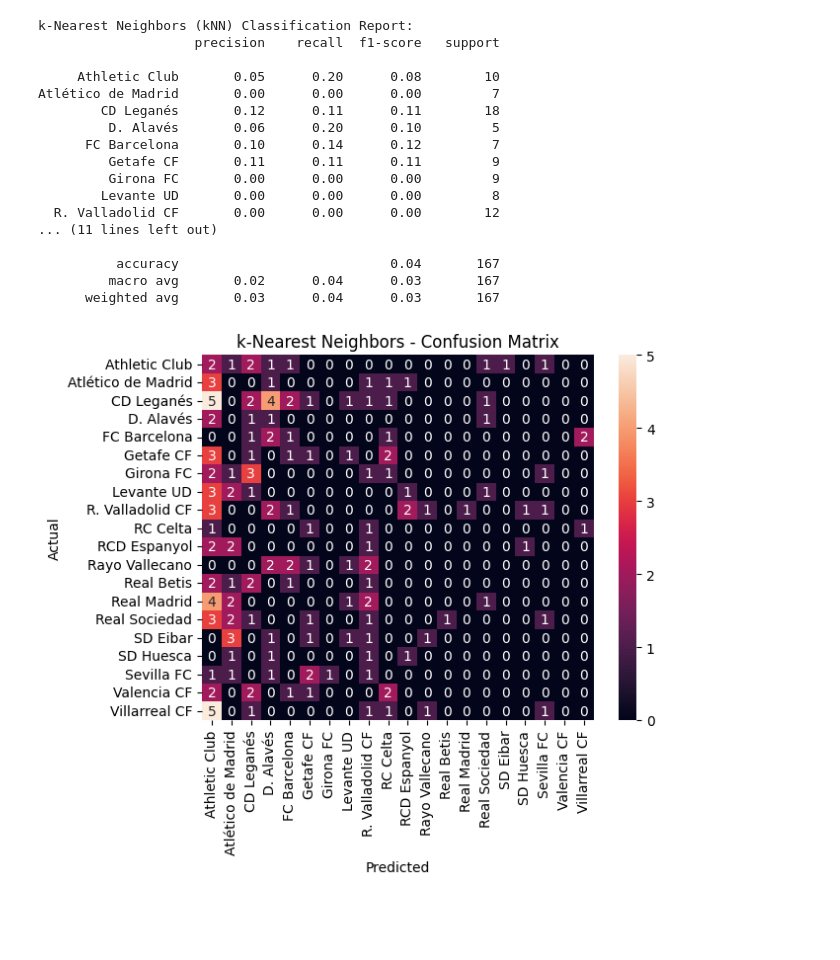
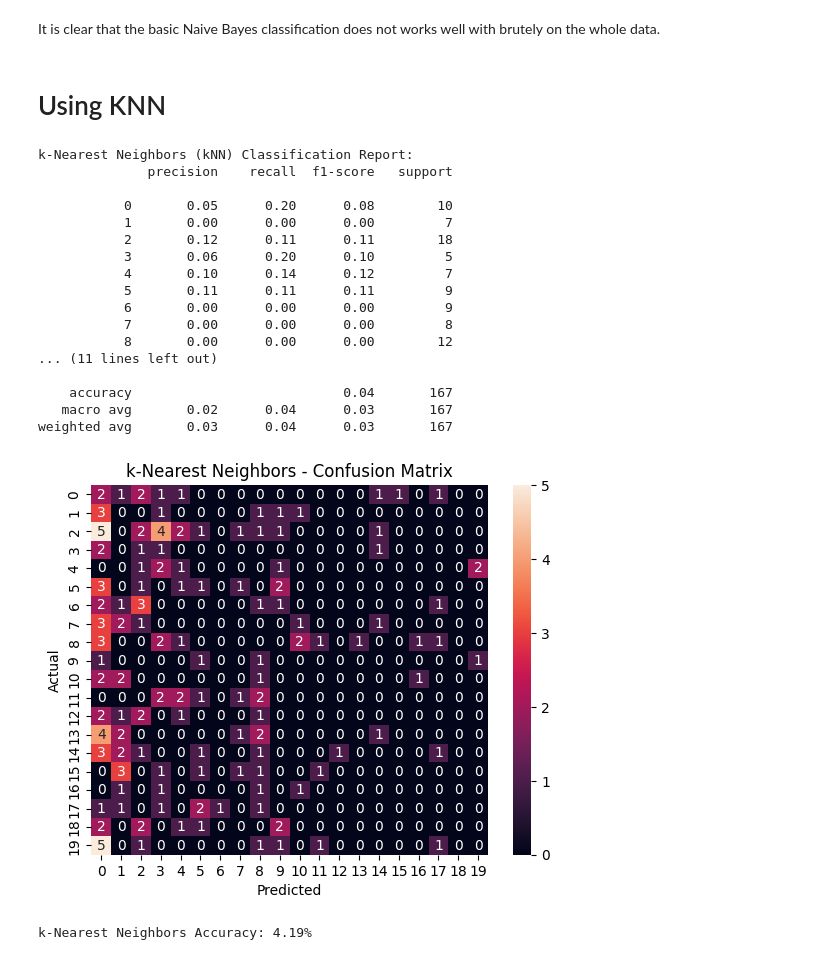
Before and after one commit to Bill-Shawn/CPSC322-FinalProject, a Jupyter notebook: final.ipynb, the cells around one changed output. Drawn from its saved outputs; the diff is of its cells as text; code cells hidden in the pictures; blank space fills up the shorter version.

```diff
--- a/final.ipynb
+++ b/final.ipynb
@@ -231,0 +215,15 @@ Target:
+# %%
+# Define features and target
+features = [
+    'Minutes played', 'Goals scored', 'Assists', 'Shots on target',
+    'Tackles', 'Passes', 'Successful dribbles', 'Interceptions', 'Recoveries'
+]
+target = 'Pos'
+
+X = merged_data[features]
+y = merged_data[target]
+
+# Standardize features for machine learning
+from sklearn.preprocessing import StandardScaler
+scaler = StandardScaler()
+X_scaled = scaler.fit_transform(X)
@@ -278,38 +366,52 @@ Atlético de Madrid       0.12      0.29      0.17         7
+# %% [markdown]
+It is clear that the basic Naive Bayes classification does not works well with brutely on the whole data.
+# %% [markdown]
+# Using KNN
 # %%
+from sklearn.neighbors import KNeighborsClassifier
+
 # Train kNN
 knn = KNeighborsClassifier(n_neighbors=5)
 knn.fit(X_train_scaled, y_train)
 
 # Predict on the test set
 y_pred_knn = knn.predict(X_test_scaled)
 
+# Define class labels as strings
+class_labels = [str(pos) for pos in sorted(y.unique())]
+
 # Evaluate the model
 print("k-Nearest Neighbors (kNN) Classification Report:")
-print(classification_report(y_test, y_pred_knn, target_names=le.classes_))
+print(classification_report(y_test, y_pred_knn, target_names=class_labels))
 
 # Confusion Matrix
 conf_matrix_knn = confusion_matrix(y_test, y_pred_knn)
-sns.heatmap(conf_matrix_knn, annot=True, fmt='d', xticklabels=le.classes_, yticklabels=le.classes_)
+sns.heatmap(conf_matrix_knn, annot=True, fmt='d', xticklabels=class_labels, yticklabels=class_labels)
 plt.title("k-Nearest Neighbors - Confusion Matrix")
 plt.xlabel("Predicted")
 plt.ylabel("Actual")
 plt.show()
+
+# Calculate accuracy
+accuracy_knn = np.trace(conf_matrix_knn) / np.sum(conf_matrix_knn)
+print(f"k-Nearest Neighbors Accuracy: {accuracy_knn * 100:.2f}%")
 # %% [output]
 k-Nearest Neighbors (kNN) Classification Report:
-                    precision    recall  f1-score   support
+              precision    recall  f1-score   support
 
-     Athletic Club       0.05      0.20      0.08        10
-Atlético de Madrid       0.00      0.00      0.00         7
-        CD Leganés       0.12      0.11      0.11        18
-         D. Alavés       0.06      0.20      0.10         5
-      FC Barcelona       0.10      0.14      0.12         7
-         Getafe CF       0.11      0.11      0.11         9
-         Girona FC       0.00      0.00      0.00         9
-        Levante UD       0.00      0.00      0.00         8
-  R. Valladolid CF       0.00      0.00      0.00        12
+           0       0.05      0.20      0.08        10
+           1       0.00      0.00      0.00         7
+           2       0.12      0.11      0.11        18
+           3       0.06      0.20      0.10         5
+           4       0.10      0.14      0.12         7
+           5       0.11      0.11      0.11         9
+           6       0.00      0.00      0.00         9
+           7       0.00      0.00      0.00         8
+           8       0.00      0.00      0.00        12
 ... (11 lines left out)
 
-          accuracy                           0.04       167
-         macro avg       0.02      0.04      0.03       167
-      weighted avg       0.03      0.04      0.03       167
+    accuracy                           0.04       167
+   macro avg       0.02      0.04      0.03       167
+weighted avg       0.03      0.04      0.03       167
-[figure, old version]
+[figure, new version]
+k-Nearest Neighbors Accuracy: 4.19%
```
Also changed, not shown: parts of 28 cells of this notebook, 2 other files.
